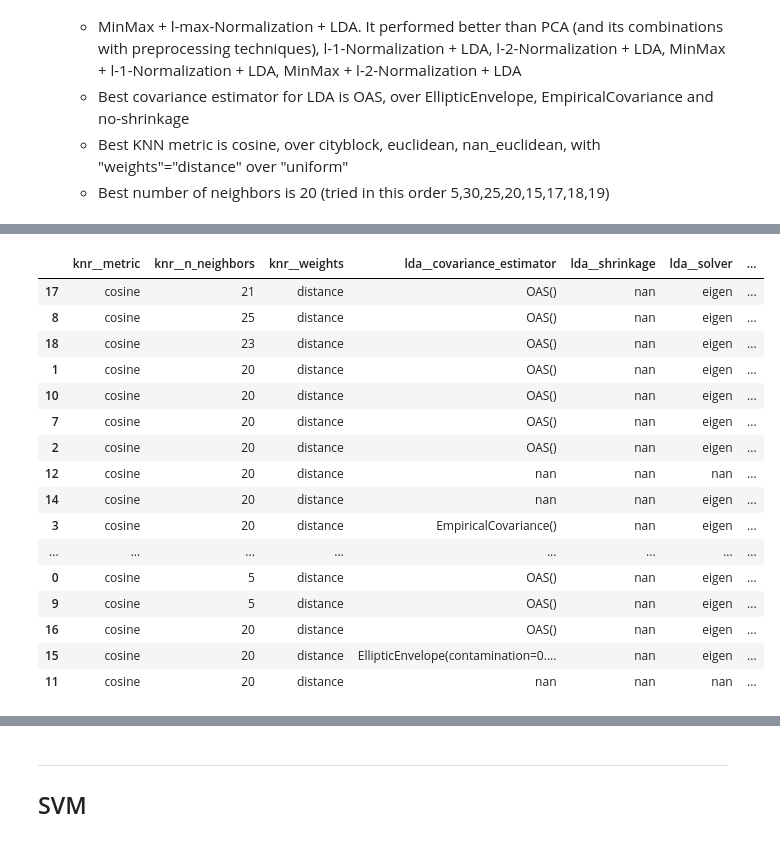
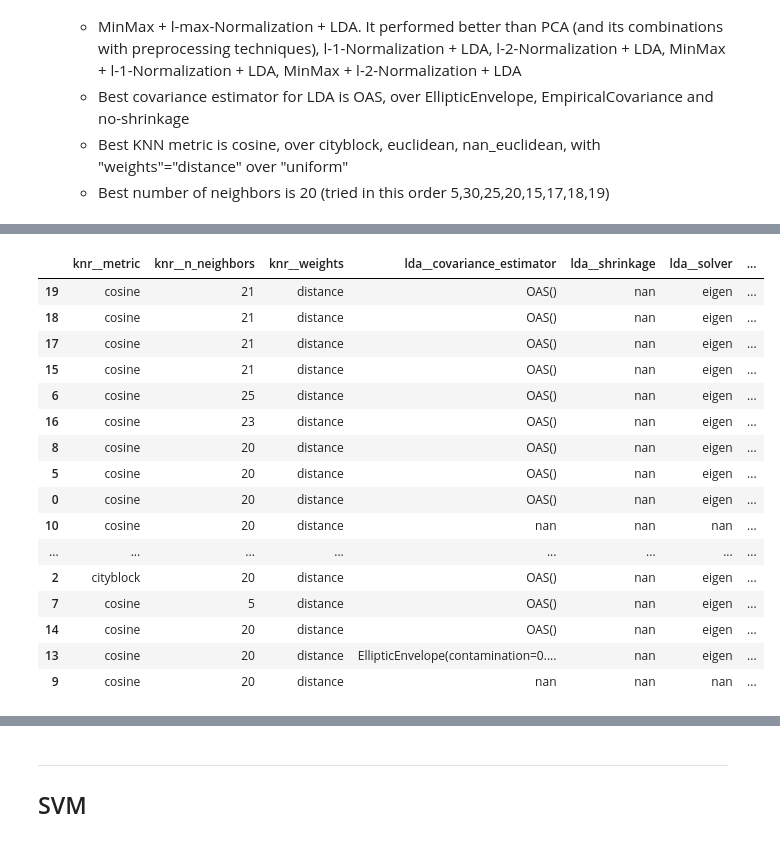
Before and after one commit to RiccardoEvangelisti/Data-Analytics-Project, a Jupyter notebook: Train_Module/1_ClassicML.ipynb, the cells around one changed output, grey strips where cells are left out. Cells and saved outputs as stored; diff of their text form; code cells hidden in the pictures.

```diff
--- a/Train_Module/1_ClassicML.ipynb
+++ b/Train_Module/1_ClassicML.ipynb
@@ -514,20 +561,20 @@ best_preprocessor, best_estimator, best_predictions = gridSearch(
 # %%
-print_all_results(name_estimator)
+print_all_results(1, name_estimator)
 # %% [output]
 |  | knr__metric | knr__n_neighbors | knr__weights | lda__covariance_estimator | lda__shrinkage | lda__solver | ... |
+| 19 | cosine | 21 | distance | OAS() | nan | eigen | ... |
+| 18 | cosine | 21 | distance | OAS() | nan | eigen | ... |
 | 17 | cosine | 21 | distance | OAS() | nan | eigen | ... |
-| 8 | cosine | 25 | distance | OAS() | nan | eigen | ... |
-| 18 | cosine | 23 | distance | OAS() | nan | eigen | ... |
-| 1 | cosine | 20 | distance | OAS() | nan | eigen | ... |
-| 10 | cosine | 20 | distance | OAS() | nan | eigen | ... |
-| 7 | cosine | 20 | distance | OAS() | nan | eigen | ... |
-| 2 | cosine | 20 | distance | OAS() | nan | eigen | ... |
-| 12 | cosine | 20 | distance | nan | nan | nan | ... |
-| 14 | cosine | 20 | distance | nan | nan | eigen | ... |
-| 3 | cosine | 20 | distance | EmpiricalCovariance() | nan | eigen | ... |
+| 15 | cosine | 21 | distance | OAS() | nan | eigen | ... |
+| 6 | cosine | 25 | distance | OAS() | nan | eigen | ... |
+| 16 | cosine | 23 | distance | OAS() | nan | eigen | ... |
+| 8 | cosine | 20 | distance | OAS() | nan | eigen | ... |
+| 5 | cosine | 20 | distance | OAS() | nan | eigen | ... |
+| 0 | cosine | 20 | distance | OAS() | nan | eigen | ... |
+| 10 | cosine | 20 | distance | nan | nan | nan | ... |
 | ... | ... | ... | ... | ... | ... | ... | ... |
-| 0 | cosine | 5 | distance | OAS() | nan | eigen | ... |
-| 9 | cosine | 5 | distance | OAS() | nan | eigen | ... |
-| 16 | cosine | 20 | distance | OAS() | nan | eigen | ... |
-| 15 | cosine | 20 | distance | EllipticEnvelope(contamination=0.... | nan | eigen | ... |
-| 11 | cosine | 20 | distance | nan | nan | nan | ... |
+| 2 | cityblock | 20 | distance | OAS() | nan | eigen | ... |
+| 7 | cosine | 5 | distance | OAS() | nan | eigen | ... |
+| 14 | cosine | 20 | distance | OAS() | nan | eigen | ... |
+| 13 | cosine | 20 | distance | EllipticEnvelope(contamination=0.... | nan | eigen | ... |
+| 9 | cosine | 20 | distance | nan | nan | nan | ... |
```
Also changed, not shown: parts of 20 cells of this notebook, 7 other files.
